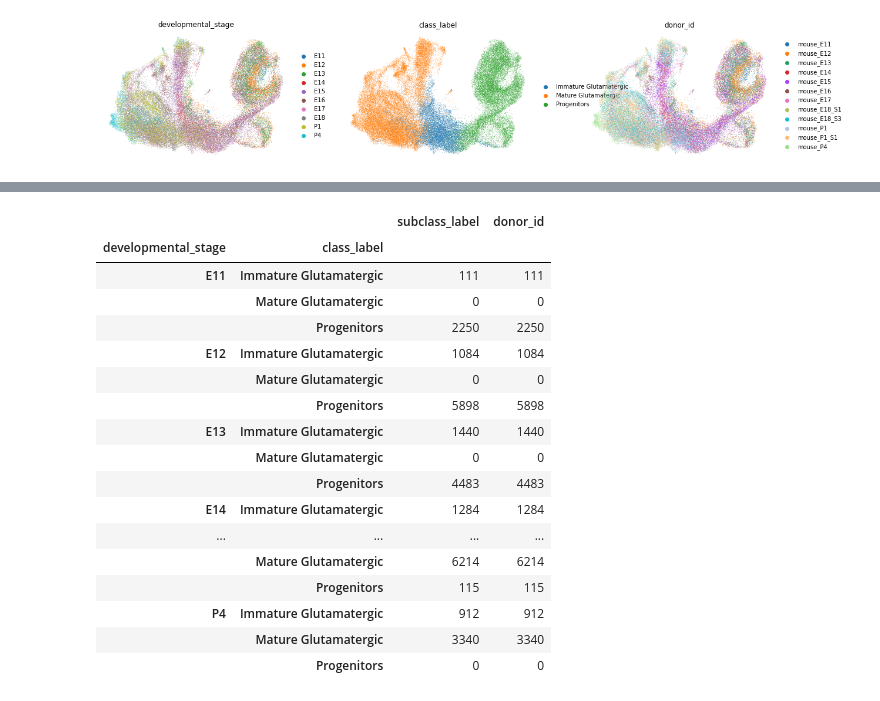
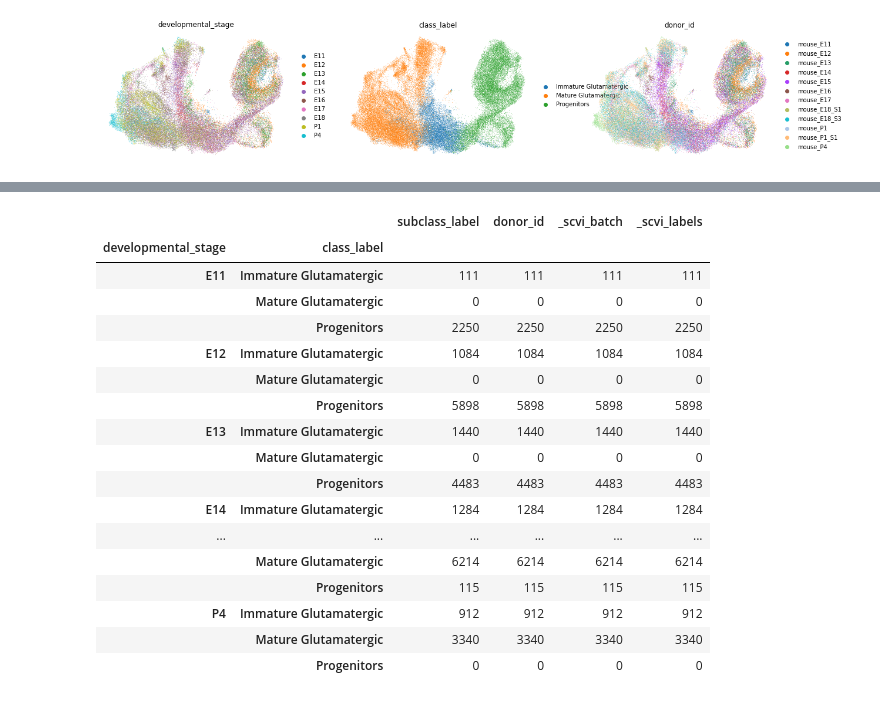
Before and after one commit to menchelab/novarinocollab, a Jupyter notebook: notebooks/timeseries_trajectory_plots.ipynb, the cells around one changed output, grey strips where cells are left out. Cells and saved outputs as stored; diff of their text form; code cells hidden in the pictures.

```diff
--- a/notebooks/timeseries_trajectory_plots.ipynb
+++ b/notebooks/timeseries_trajectory_plots.ipynb
@@ -635,11 +635,13 @@ for key, params in integration_params.items():
     )
 # %%
-results['full']['data'].write(
-    f'../data/inflammatory_disease.{key}.integrated.h5ad'
+results = {'full': {}}
+results['full']['data'] = sc.read_h5ad(
+    f'../data/mouse_brain_dev_E10_to_adult.full.integrated.h5ad'
 )
 
-results['full']['model'].save(
-    f'../data/{key}.integration.scvi.model'
+results['full']['model'] = scvi.model.SCVI.load(
+    f'../data/dev.full.integration.scvi.model/',
+    adata = results['full']['data']
 )
 # %%
 sc.pl.umap(
@@ -650,7 +652,7 @@ sc.pl.umap(
 # %% [output]
 [figure]
 # %%
-adata.layers['scvi_normalized'] = results['full']['model'].get_normalized_expression(
+results['full']['data'].layers['scvi_normalized'] = results['full']['model'].get_normalized_expression(
     library_size = 10e4
 )
 # %%
@@ -727,24 +729,25 @@ pathway_genes
 # %%
+adata = results['full']['data']
 adata.obs.groupby(['developmental_stage', 'class_label']).count()
 # %% [output]
-|  |  | subclass_label | donor_id |
-| developmental_stage | class_label |  |  |
-| E11 | Immature Glutamatergic | 111 | 111 |
-|  | Mature Glutamatergic | 0 | 0 |
-|  | Progenitors | 2250 | 2250 |
-| E12 | Immature Glutamatergic | 1084 | 1084 |
-|  | Mature Glutamatergic | 0 | 0 |
-|  | Progenitors | 5898 | 5898 |
-| E13 | Immature Glutamatergic | 1440 | 1440 |
-|  | Mature Glutamatergic | 0 | 0 |
-|  | Progenitors | 4483 | 4483 |
-| E14 | Immature Glutamatergic | 1284 | 1284 |
-| ... | ... | ... | ... |
-|  | Mature Glutamatergic | 6214 | 6214 |
-|  | Progenitors | 115 | 115 |
-| P4 | Immature Glutamatergic | 912 | 912 |
-|  | Mature Glutamatergic | 3340 | 3340 |
-|  | Progenitors | 0 | 0 |
+|  |  | subclass_label | donor_id | _scvi_batch | _scvi_labels |
+| developmental_stage | class_label |  |  |  |  |
+| E11 | Immature Glutamatergic | 111 | 111 | 111 | 111 |
+|  | Mature Glutamatergic | 0 | 0 | 0 | 0 |
+|  | Progenitors | 2250 | 2250 | 2250 | 2250 |
+| E12 | Immature Glutamatergic | 1084 | 1084 | 1084 | 1084 |
+|  | Mature Glutamatergic | 0 | 0 | 0 | 0 |
+|  | Progenitors | 5898 | 5898 | 5898 | 5898 |
+| E13 | Immature Glutamatergic | 1440 | 1440 | 1440 | 1440 |
+|  | Mature Glutamatergic | 0 | 0 | 0 | 0 |
+|  | Progenitors | 4483 | 4483 | 4483 | 4483 |
+| E14 | Immature Glutamatergic | 1284 | 1284 | 1284 | 1284 |
+| ... | ... | ... | ... | ... | ... |
+|  | Mature Glutamatergic | 6214 | 6214 | 6214 | 6214 |
+|  | Progenitors | 115 | 115 | 115 | 115 |
+| P4 | Immature Glutamatergic | 912 | 912 | 912 | 912 |
+|  | Mature Glutamatergic | 3340 | 3340 | 3340 | 3340 |
+|  | Progenitors | 0 | 0 | 0 | 0 |
 # %%
 adata.X = adata.layers['scvi_normalized'].copy()
 sc.pp.log1p(adata)
```
Also changed, not shown: parts of 6 cells of this notebook.
